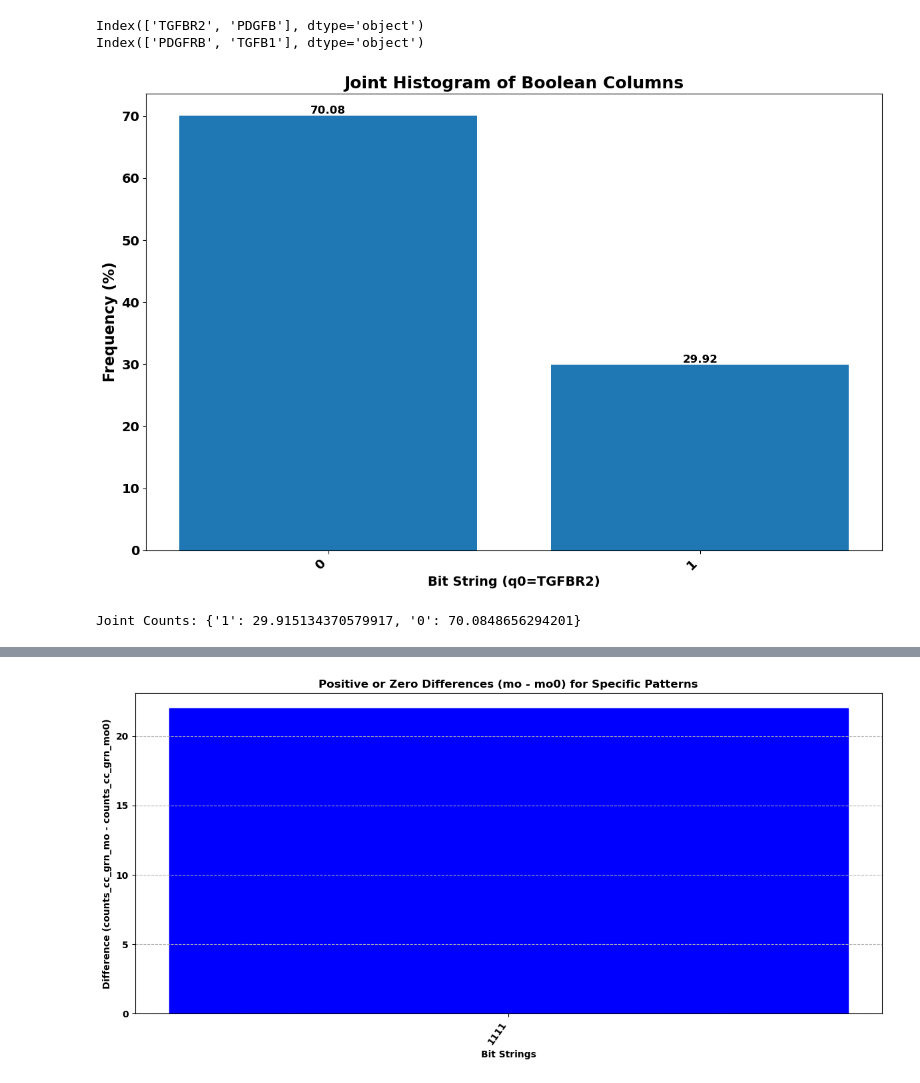
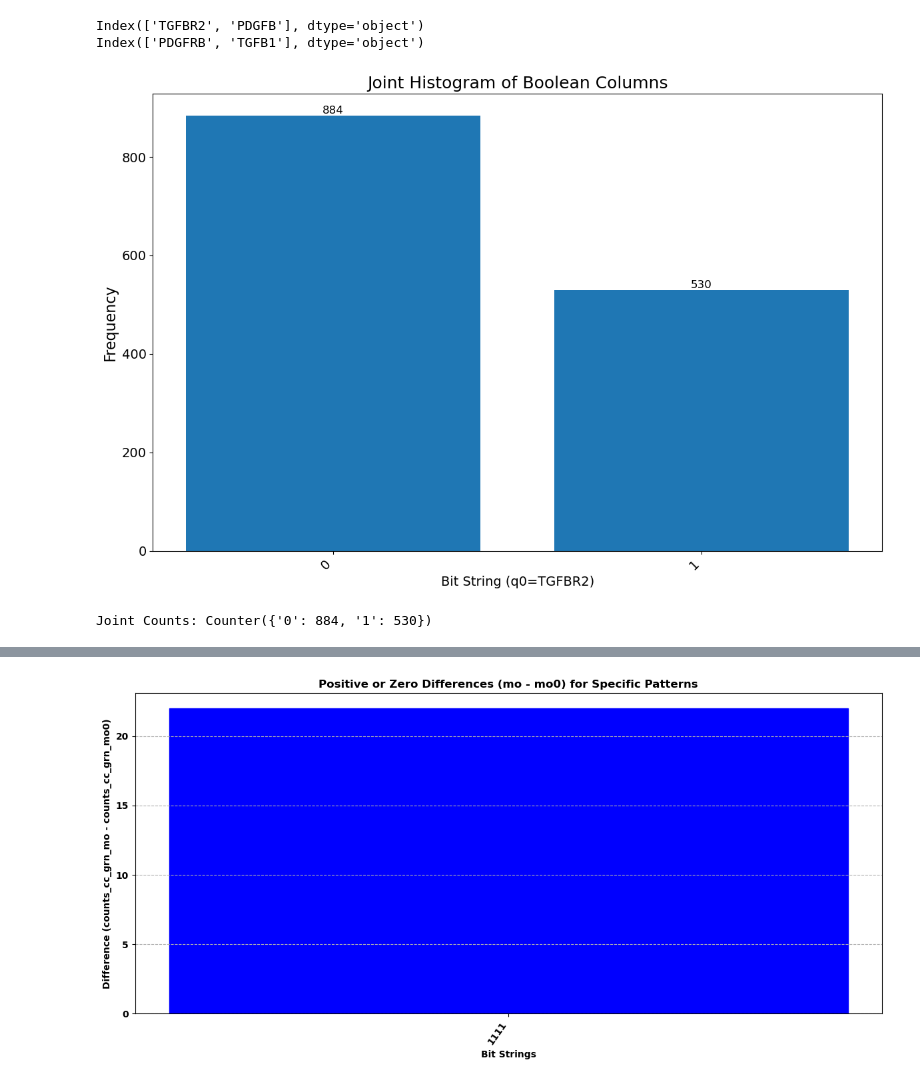
Before and after one commit to cailab-tamu/QuantumXCT, a Jupyter notebook: python/cc_grn_opt_1link.ipynb, the cells around one changed output, grey strips where cells are left out. Drawn from its saved outputs; the diff is of its cells as text; code cells hidden in the pictures.

```diff
--- a/python/cc_grn_opt_1link.ipynb
+++ b/python/cc_grn_opt_1link.ipynb
@@ -173,20 +175,20 @@ import matplotlib.pyplot as plt
 # %%
 #Xct1_binary_co
 #Xct2_binary_co
 #Xct1_binary_mo
 #Xct2_binary_mo
 
 #joint_counts = count_boolean_vector_occurrences(Xct1_binary_co[:,0])
-joint_counts, sorted_bit_strings = create_percent_joint_histogram(np.asarray( [Xct1_binary_co[:,0]] ).T)
+joint_counts, sorted_bit_strings = create_joint_histogram(np.asarray( [Xct1_binary_co[:,0]] ).T)
 
 act_ct1 = np.asarray([ct1_percentages_co[0]])
 num_qubits = 1
 plot_joint_histogram(joint_counts, num_qubits, reverse_bits=True, features=gl_source)  # Pass num_qubits
 
 print("Joint Counts:", joint_counts)
 # %% [output]
-[figure, old version]
+[figure, new version]
-Joint Counts: {'1': 29.915134370579917, '0': 70.0848656294201}
+Joint Counts: Counter({'0': 884, '1': 530})
 # %%
 ansatz_grn = create_grn_ansatz(1, "Gdist")
 ansatz_grn.draw(output="mpl", style="clifford", fold=40)
```
Also changed, not shown: parts of 31 cells of this notebook, 2 other files.
